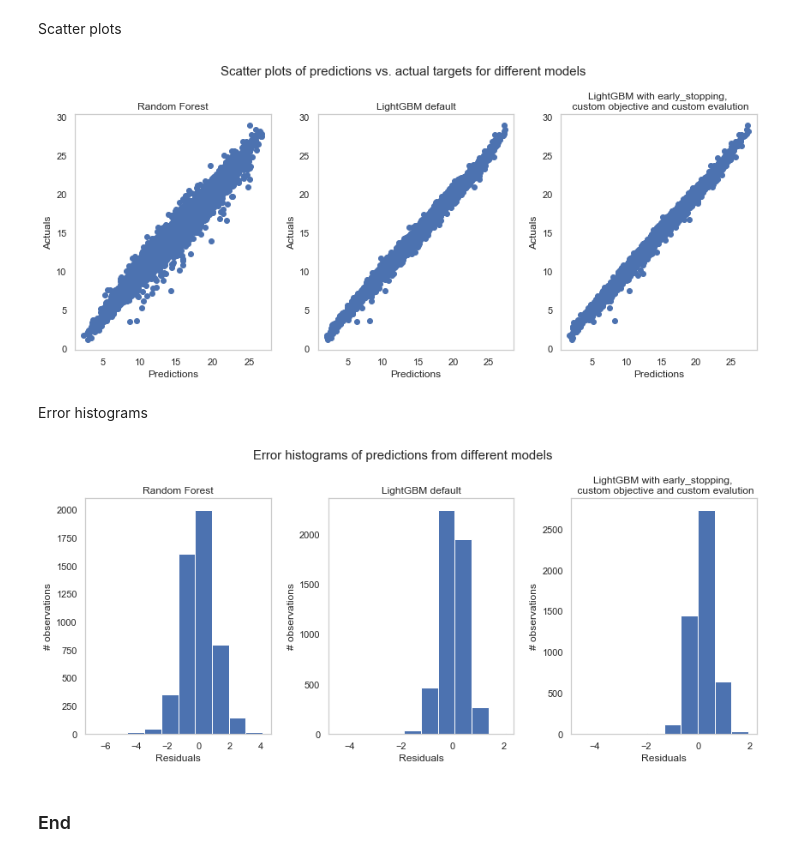
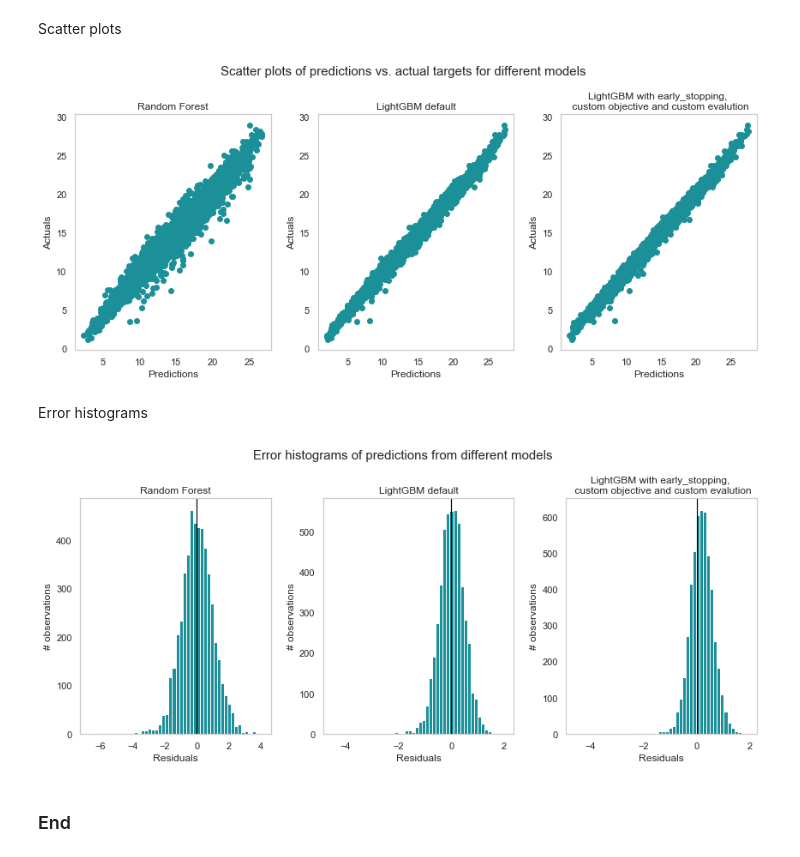
Before and after one commit to manifoldai/mf-eng-public, a Jupyter notebook: notebooks/custom_loss_lightgbm.ipynb, the cells around one changed output. Drawn from its saved outputs; the diff is of its cells as text; code cells hidden in the pictures.

```diff
--- a/notebooks/custom_loss_lightgbm.ipynb
+++ b/notebooks/custom_loss_lightgbm.ipynb
@@ -397,17 +401,17 @@ Scatter plots
 fig, ax = plt.subplots(nrows=1, ncols=3, figsize=(12,5))
 ax1, ax2, ax3 = ax.flatten()
 
-ax1.plot(rf.predict(X_test), y_test, 'o')
+ax1.plot(rf.predict(X_test), y_test, 'o', color='#1c9099')
 ax1.set_xlabel('Predictions')
 ax1.set_ylabel('Actuals')
 ax1.set_title('Random Forest')
 
-ax2.plot(gbm.predict(X_test), y_test, 'o')
+ax2.plot(gbm.predict(X_test), y_test, 'o', color='#1c9099')
 ax2.set_xlabel('Predictions')
 ax2.set_ylabel('Actuals')
 ax2.set_title('LightGBM default')
 
-ax3.plot(gbm6.predict(X_test), y_test, 'o')
+ax3.plot(gbm6.predict(X_test), y_test, 'o', color='#1c9099')
 ax3.set_xlabel('Predictions')
 ax3.set_ylabel('Actuals')
 ax3.set_title('LightGBM with early_stopping, \n custom objective and custom evalution')
@@ -415,31 +419,34 @@ ax3.set_title('LightGBM with early_stopping, \n custom objective and custom eval
 fig.suptitle("Scatter plots of predictions vs. actual targets for different models", y = 1.05, fontsize=15)
 fig.tight_layout()
 # %% [output]
-[figure, old version]
+[figure, new version]
 # %% [markdown]
 Error histograms
 # %%
 fig, ax = plt.subplots(nrows=1, ncols=3, figsize=(12,5))
 ax1, ax2, ax3 = ax.flatten()
 
-ax1.hist(y_test - rf.predict(X_test))
+ax1.hist(y_test - rf.predict(X_test), bins=50, color='#1c9099')
+ax1.axvline(x=0, ymin=0, ymax=500, color='black', lw=1.2)
 ax1.set_xlabel('Residuals')
 ax1.set_title('Random Forest')
 ax1.set_ylabel('# observations')
 
-ax2.hist(y_test - gbm.predict(X_test))
+ax2.hist(y_test - gbm.predict(X_test), bins=50,  color='#1c9099')
+ax2.axvline(x=0, ymin=0, ymax=500, color='black', lw=1.2)
 ax2.set_xlabel('Residuals')
 ax2.set_ylabel('# observations')
 ax2.set_title('LightGBM default')
 
-ax3.hist(y_test - gbm6.predict(X_test))
+ax3.hist(y_test - gbm6.predict(X_test), bins=50,  color='#1c9099')
+ax3.axvline(x=0, ymin=0, ymax=500, color='black', lw=1.2)
 ax3.set_xlabel('Residuals')
 ax3.set_ylabel('# observations')
 ax3.set_title('LightGBM with early_stopping, \n custom objective and custom evalution')
 
 fig.suptitle("Error histograms of predictions from different models", y = 1.05, fontsize=15)
 fig.tight_layout()
 # %% [output]
-[figure, old version]
+[figure, new version]
 # %% [markdown]
 ### End
```
Also changed, not shown: parts of 4 cells of this notebook.
